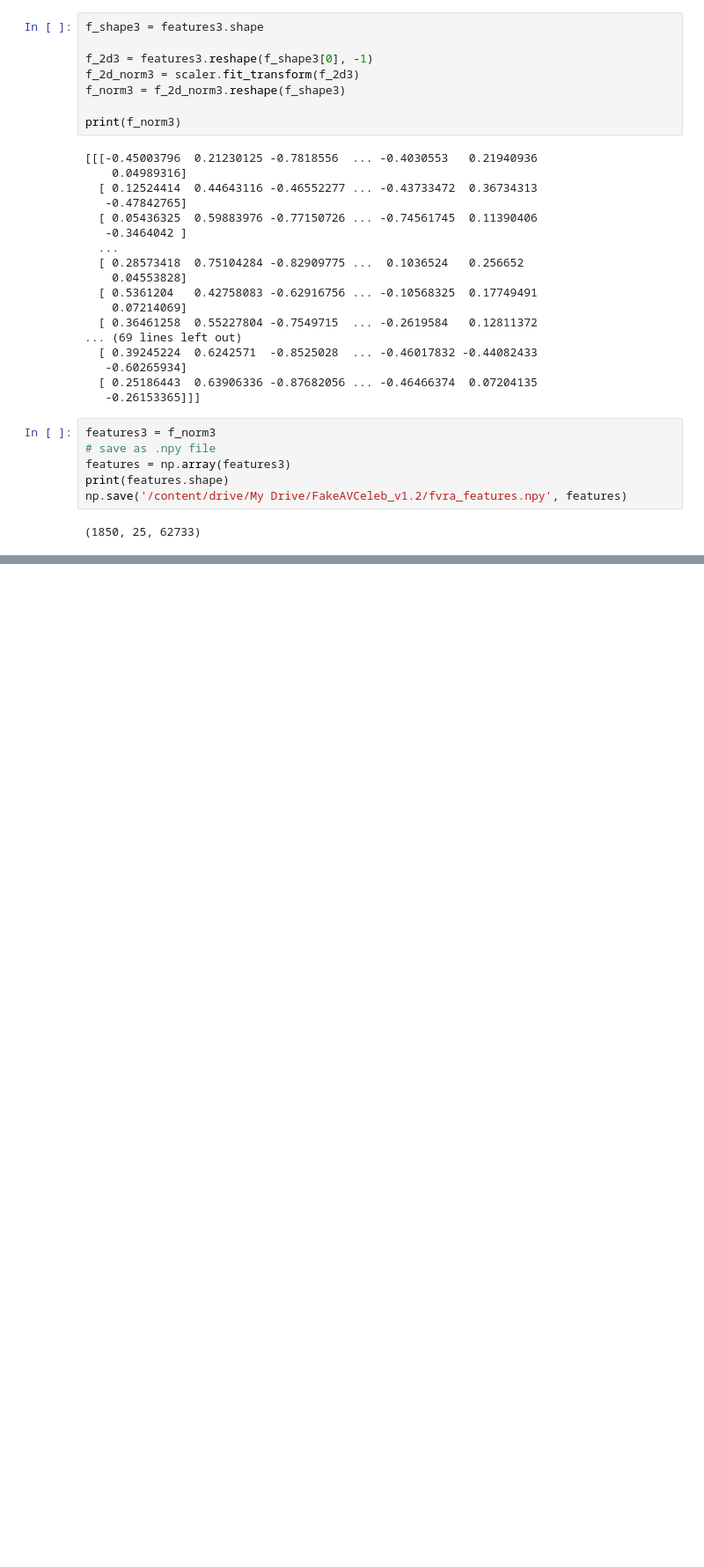
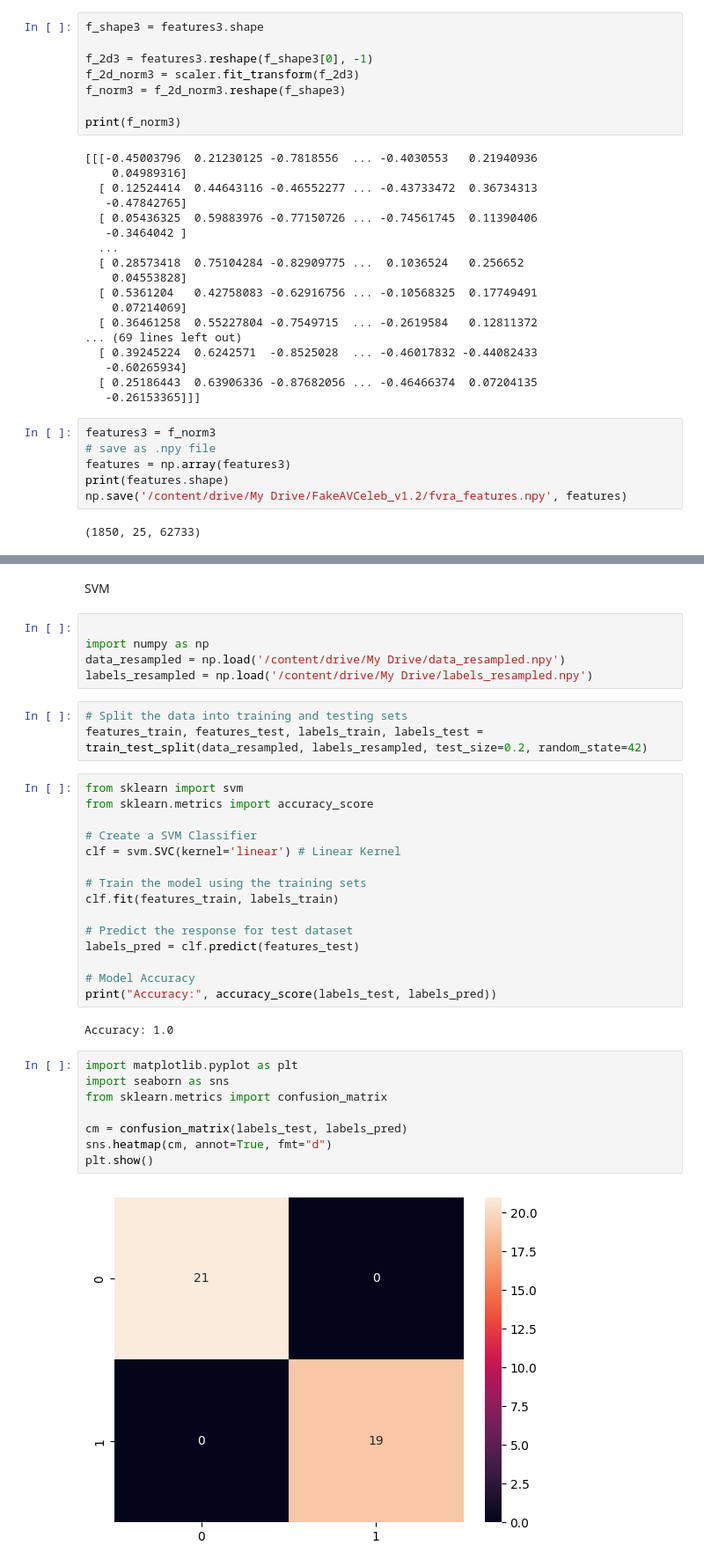
Before and after one commit to varshini03/VeriSyn-DeepfakeDetector, a Jupyter notebook: fakeavfinal.ipynb, the cells around one changed output, grey strips where cells are left out. Shown: that part at 88% size. Drawn from its saved outputs; the diff is of its cells as text; blank space fills up the shorter version.

```diff
--- a/fakeavfinal.ipynb
+++ b/fakeavfinal.ipynb
@@ -927,0 +828,37 @@ np.save('/content/drive/My Drive/FakeAVCeleb_v1.2/fvra_features.npy', features)
+# %% [markdown]
+SVM
+# %%
+
+import numpy as np
+data_resampled = np.load('/content/drive/My Drive/data_resampled.npy')
+labels_resampled = np.load('/content/drive/My Drive/labels_resampled.npy')
+# %%
+# Split the data into training and testing sets
+features_train, features_test, labels_train, labels_test = train_test_split(data_resampled, labels_resampled, test_size=0.2, random_state=42)
+# %%
+from sklearn import svm
+from sklearn.metrics import accuracy_score
+
+# Create a SVM Classifier
+clf = svm.SVC(kernel='linear') # Linear Kernel
+
+# Train the model using the training sets
+clf.fit(features_train, labels_train)
+
+# Predict the response for test dataset
+labels_pred = clf.predict(features_test)
+
+# Model Accuracy
+print("Accuracy:", accuracy_score(labels_test, labels_pred))
+# %% [output]
+Accuracy: 1.0
+# %%
+import matplotlib.pyplot as plt
+import seaborn as sns
+from sklearn.metrics import confusion_matrix
+
+cm = confusion_matrix(labels_test, labels_pred)
+sns.heatmap(cm, annot=True, fmt="d")
+plt.show()
+# %% [output]
+[figure, added]
```
Also changed, not shown: parts of 74 cells of this notebook.
